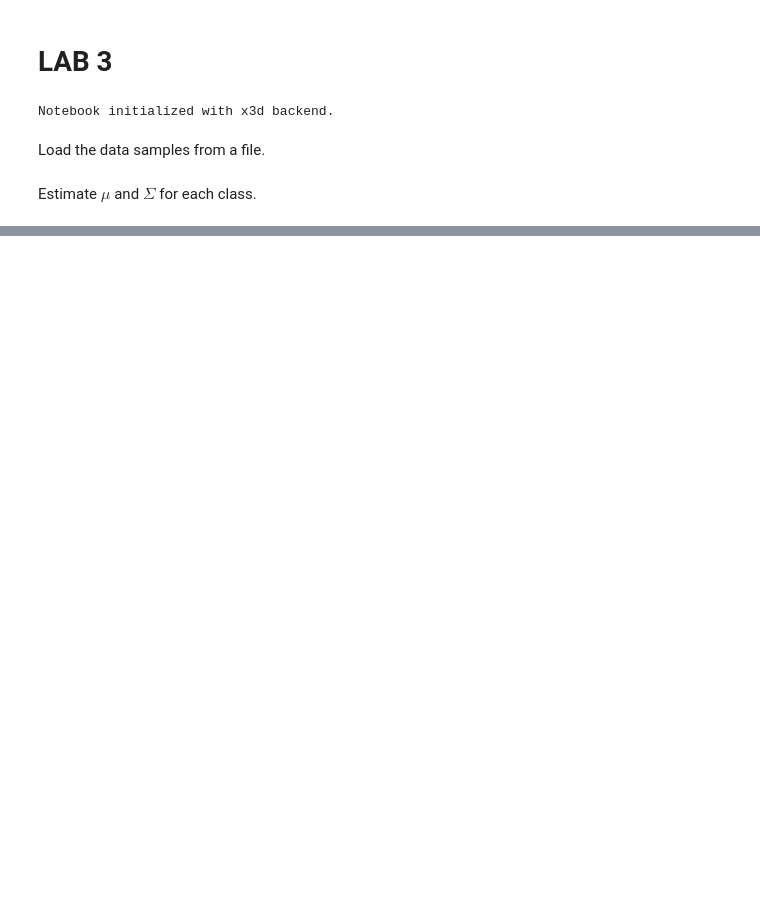
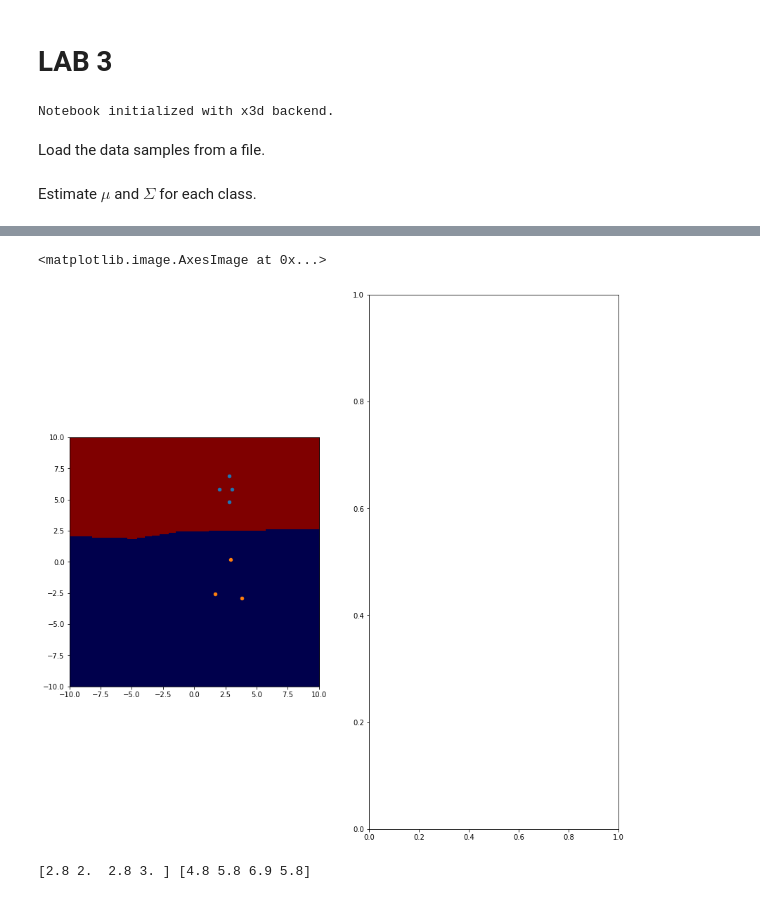
Before and after one commit to teobouvard/study, a Jupyter notebook: 4-UiS/machine-learning/assignments/lab3/labsol.ipynb, the cells around one changed output, grey strips where cells are left out. Saved outputs shown, nothing was run; the diff lists cells and outputs as text; code cells hidden in the pictures; blank space fills up the shorter version.

```diff
--- a/4-UiS/machine-learning/assignments/lab3/labsol.ipynb
+++ b/4-UiS/machine-learning/assignments/lab3/labsol.ipynb
@@ -39,0 +65,15 @@ plot_regions(dist_1, dist_2)
+# %%
+knn_regions = knn(samples_1.T, samples_2.T, 1)
+# %%
+#plot_regions(knn_regions)
+fig, ax = plt.subplots(1, 2)
+ax[0].scatter(*samples_1, s=20)
+ax[0].scatter(*samples_2, s=20)
+ax[0].imshow(knn_regions[2].T, cmap=cm.seismic, extent=[-10, 10, -10, 10], origin='lower')
+# %% [output]
+<matplotlib.image.AxesImage at 0x...>
+[figure, added]
+# %%
+print(*samples_1)
+# %% [output]
+[2.8 2.  2.8 3. ] [4.8 5.8 6.9 5.8]
```
Also changed, not shown: parts of 10 cells of this notebook, 2 other files.
